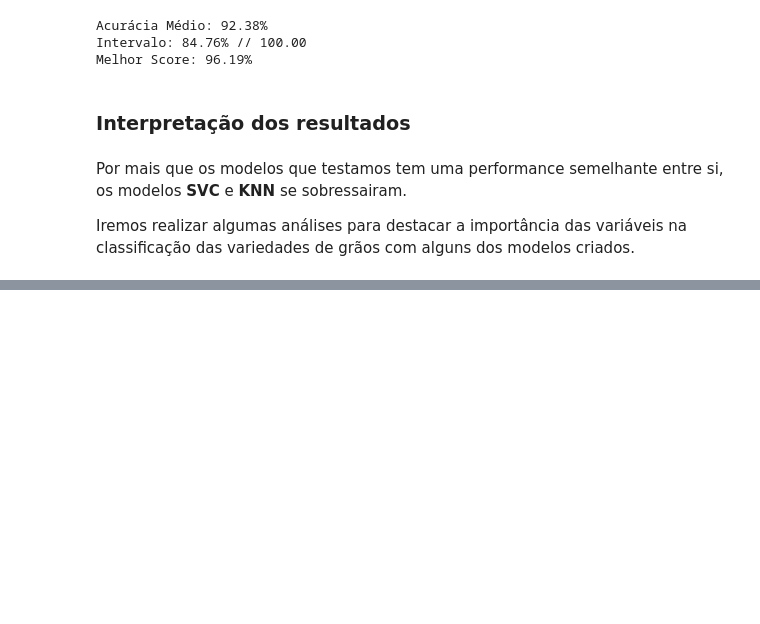
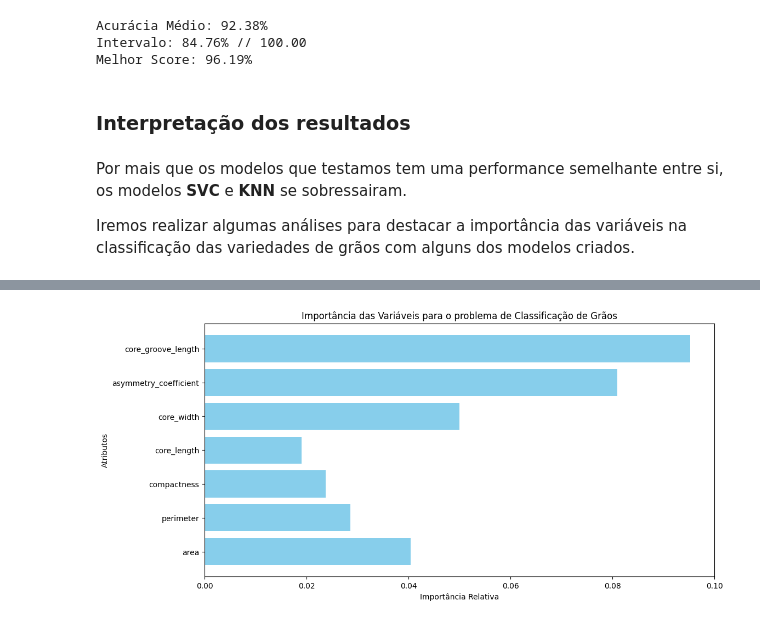
Before and after one commit to DiogoBotton/Machine_Learning_Training_Learn, a Jupyter notebook: Classificação/FIAP_Aulas/Atividade_Fase4/seeds_classifier.ipynb, the cells around one changed output, grey strips where cells are left out. Saved outputs shown, nothing was run; the diff lists cells and outputs as text; code cells hidden in the pictures; blank space fills up the shorter version.

```diff
--- a/Classificação/FIAP_Aulas/Atividade_Fase4/seeds_classifier.ipynb
+++ b/Classificação/FIAP_Aulas/Atividade_Fase4/seeds_classifier.ipynb
@@ -332,12 +338,12 @@ Intervalo de acurácia com validação cruzada: 83.10% // 102.62%
 
 Da mesma forma, realizaremos a normalização.
 # %%
-pipeline = Pipeline([
+pipeline_knn = Pipeline([
     ('scaler', MinMaxScaler()),
     ('estimator', KNeighborsClassifier())
 ])
 
-results = cross_validate(pipeline, X, y, cv=StratifiedKFold(n_splits=10, shuffle=True, random_state=SEED), return_train_score=True)
+results = cross_validate(pipeline_knn, X, y, cv=StratifiedKFold(n_splits=10, shuffle=True, random_state=SEED), return_train_score=True)
 view_cross_validate_scores(results)
 
 #df_results = pd.DataFrame(results)
@@ -544,0 +571,14 @@ array([0.3809304 , 0.01300879, 0.        , 0.        , 0.01479383,
+# %%
+pipeline_knn.fit(X_train, y_train)
+
+# Calcular importância das variáveis
+permutation_result = permutation_importance(pipeline_knn, X_test, y_test, n_repeats=10, random_state=SEED)
+
+plt.figure(figsize=(12,6))
+plt.barh(X.columns, permutation_result.importances_mean, color='skyblue')
+plt.xlabel("Importância Relativa")
+plt.ylabel("Atributos")
+plt.title("Importância das Variáveis para o problema de Classificação de Grãos")
+plt.show()
+# %% [output]
+[figure, added]
```
Also changed, not shown: parts of 30 cells of this notebook, 2 other files.
